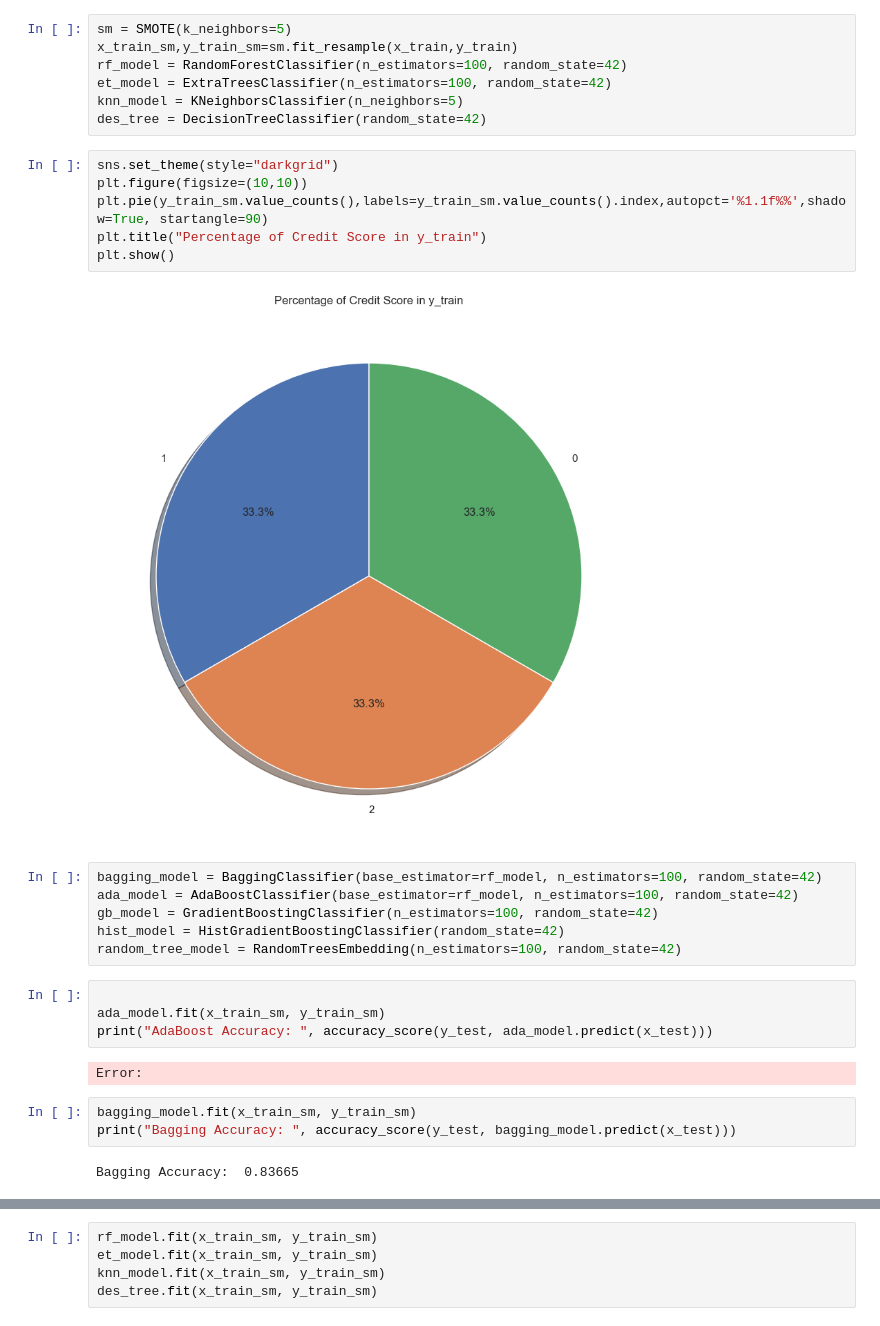
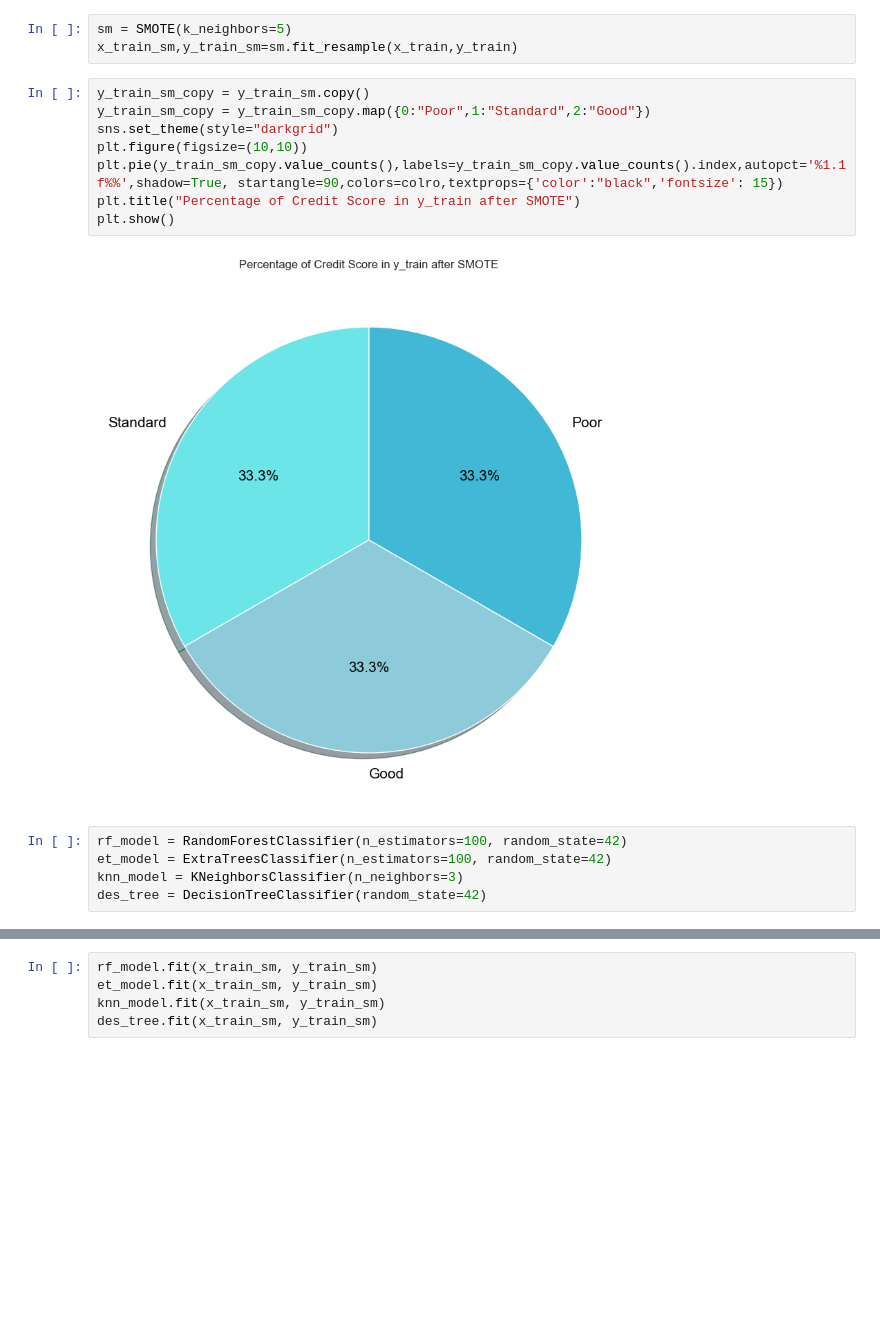
Before and after one commit to yaseen1998/AI_Orange_Course, a Jupyter notebook: Assigment_2/models_regression.ipynb, the cells around one changed output, grey strips where cells are left out. Drawn from its saved outputs; the diff is of its cells as text; blank space fills up the shorter version.

```diff
--- a/Assigment_2/models_regression.ipynb
+++ b/Assigment_2/models_regression.ipynb
@@ -135,32 +37,18 @@ plt.show()
+# %%
+sm = SMOTE(k_neighbors=5)
+x_train_sm,y_train_sm=sm.fit_resample(x_train,y_train)
+# %%
+y_train_sm_copy = y_train_sm.copy()
+y_train_sm_copy = y_train_sm_copy.map({0:"Poor",1:"Standard",2:"Good"})
+sns.set_theme(style="darkgrid")
+plt.figure(figsize=(10,10))
+plt.pie(y_train_sm_copy.value_counts(),labels=y_train_sm_copy.value_counts().index,autopct='%1.1f%%',shadow=True, startangle=90,colors=colro,textprops={'color':"black",'fontsize': 15})
+plt.title("Percentage of Credit Score in y_train after SMOTE")
+plt.show()
+# %% [output]
+[figure, added]
 # %%
-sm = SMOTE(k_neighbors=5)
-x_train_sm,y_train_sm=sm.fit_resample(x_train,y_train)
 rf_model = RandomForestClassifier(n_estimators=100, random_state=42)
 et_model = ExtraTreesClassifier(n_estimators=100, random_state=42)
-knn_model = KNeighborsClassifier(n_neighbors=5)
+knn_model = KNeighborsClassifier(n_neighbors=3)
 des_tree = DecisionTreeClassifier(random_state=42)
-# %%
-sns.set_theme(style="darkgrid")
-plt.figure(figsize=(10,10))
-plt.pie(y_train_sm.value_counts(),labels=y_train_sm.value_counts().index,autopct='%1.1f%%',shadow=True, startangle=90)
-plt.title("Percentage of Credit Score in y_train")
-plt.show()
-# %% [output]
-[figure, removed]
-# %%
-bagging_model = BaggingClassifier(base_estimator=rf_model, n_estimators=100, random_state=42)
-ada_model = AdaBoostClassifier(base_estimator=rf_model, n_estimators=100, random_state=42)
-gb_model = GradientBoostingClassifier(n_estimators=100, random_state=42)
-hist_model = HistGradientBoostingClassifier(random_state=42)
-random_tree_model = RandomTreesEmbedding(n_estimators=100, random_state=42)
-# %%
-
-ada_model.fit(x_train_sm, y_train_sm)
-print("AdaBoost Accuracy: ", accuracy_score(y_test, ada_model.predict(x_test)))
-# %% [output]
-Error:
-# %%
-bagging_model.fit(x_train_sm, y_train_sm)
-print("Bagging Accuracy: ", accuracy_score(y_test, bagging_model.predict(x_test)))
-# %% [output]
-Bagging Accuracy:  0.83665
```
Also changed, not shown: parts of 17 cells of this notebook, 9 other files.
